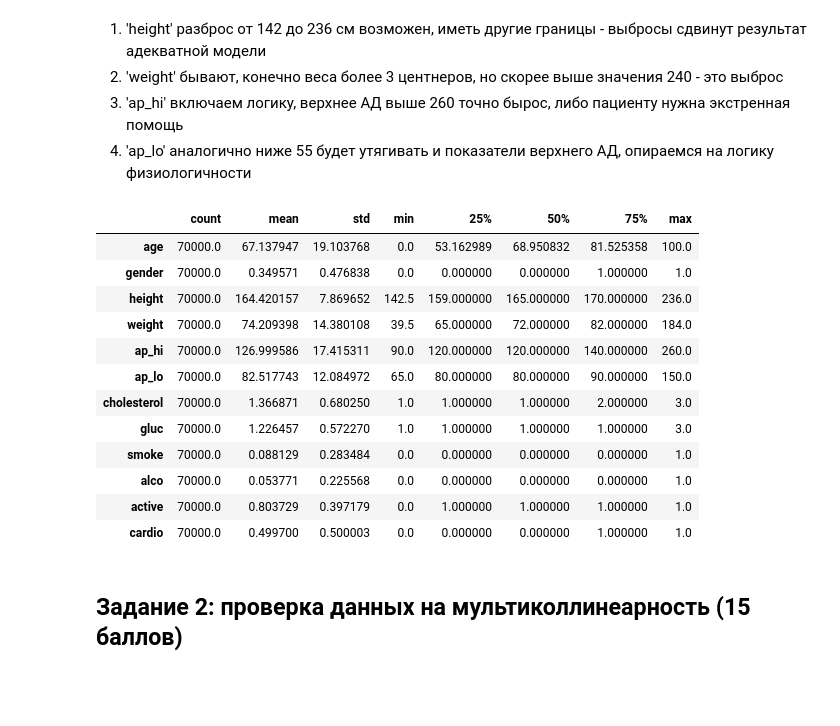
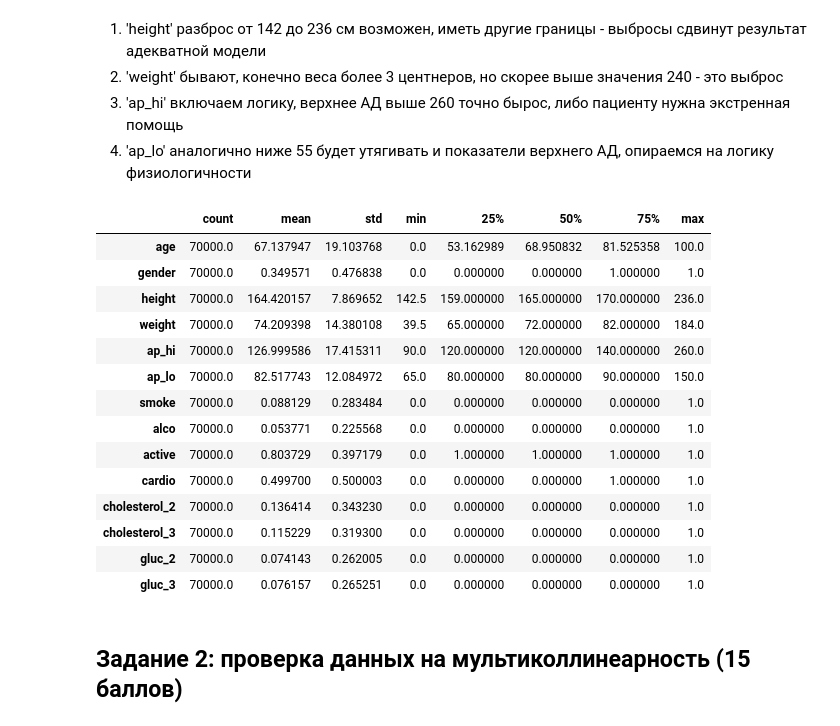
Before and after one commit to ruzhov1992/MathforSF, a Jupyter notebook: SF_project.ipynb, the cells around one changed output. Cells and saved outputs as stored; diff of their text form; code cells hidden in the pictures; blank space fills up the shorter version.

```diff
--- a/SF_project.ipynb
+++ b/SF_project.ipynb
@@ -199,26 +199,46 @@ df_pre[col_pre] = df_pre[col_pre].apply(replace_outliers)
 2. 'weight' бывают, конечно веса более 3 центнеров, но скорее выше значения 240 - это выброс
 3. 'ap_hi' включаем логику, верхнее АД выше 260 точно бырос, либо пациенту нужна экстренная помощь
 4. 'ap_lo' аналогично ниже 55 будет утягивать и показатели верхнего АД, опираемся на логику физиологичности
+# %%
+## перевод категориальные переменные в тип Object
+# задаем вручную список категориальных переменных
+cat_list = ([
+  'cholesterol',
+  'gluc'
+  ])
+
+# циклом переводим в тип object
+for elem in cat_list:
+  df_pre[elem] = df_pre[elem].astype(object)
+# %%
+df_mod = pd.get_dummies(
+    df_pre,
+    columns=cat_list,
+    dtype='int',
+    drop_first=True
+)
 # %%
-df_mod = pd.get_dummies(df_pre, columns= ['cholesterol', 'gluc'], drop_first = True) # drop_first чтобы столбцы не исчезли
+#df_mod = pd.get_dummies(df_pre, columns= ['cholesterol', 'gluc'], drop_first = True) # drop_first чтобы столбцы не исчезли
 # %%
 #df_final = pd.concat([df_pre, df_mod], axis = 1)
 # %%
-df_pre.describe().transpose()
+df_mod.describe().transpose()
 # %% [output]
 |  | count | mean | std | min | 25% | 50% | 75% | max |
 | age | 70000.0 | 67.137947 | 19.103768 | 0.0 | 53.162989 | 68.950832 | 81.525358 | 100.0 |
 | gender | 70000.0 | 0.349571 | 0.476838 | 0.0 | 0.000000 | 0.000000 | 1.000000 | 1.0 |
 | height | 70000.0 | 164.420157 | 7.869652 | 142.5 | 159.000000 | 165.000000 | 170.000000 | 236.0 |
 | weight | 70000.0 | 74.209398 | 14.380108 | 39.5 | 65.000000 | 72.000000 | 82.000000 | 184.0 |
 | ap_hi | 70000.0 | 126.999586 | 17.415311 | 90.0 | 120.000000 | 120.000000 | 140.000000 | 260.0 |
 | ap_lo | 70000.0 | 82.517743 | 12.084972 | 65.0 | 80.000000 | 80.000000 | 90.000000 | 150.0 |
-| cholesterol | 70000.0 | 1.366871 | 0.680250 | 1.0 | 1.000000 | 1.000000 | 2.000000 | 3.0 |
-| gluc | 70000.0 | 1.226457 | 0.572270 | 1.0 | 1.000000 | 1.000000 | 1.000000 | 3.0 |
 | smoke | 70000.0 | 0.088129 | 0.283484 | 0.0 | 0.000000 | 0.000000 | 0.000000 | 1.0 |
 | alco | 70000.0 | 0.053771 | 0.225568 | 0.0 | 0.000000 | 0.000000 | 0.000000 | 1.0 |
 | active | 70000.0 | 0.803729 | 0.397179 | 0.0 | 1.000000 | 1.000000 | 1.000000 | 1.0 |
 | cardio | 70000.0 | 0.499700 | 0.500003 | 0.0 | 0.000000 | 0.000000 | 1.000000 | 1.0 |
+| cholesterol_2 | 70000.0 | 0.136414 | 0.343230 | 0.0 | 0.000000 | 0.000000 | 0.000000 | 1.0 |
+| cholesterol_3 | 70000.0 | 0.115229 | 0.319300 | 0.0 | 0.000000 | 0.000000 | 0.000000 | 1.0 |
+| gluc_2 | 70000.0 | 0.074143 | 0.262005 | 0.0 | 0.000000 | 0.000000 | 0.000000 | 1.0 |
+| gluc_3 | 70000.0 | 0.076157 | 0.265251 | 0.0 | 0.000000 | 0.000000 | 0.000000 | 1.0 |
 # %%
 # ваш комментарий
 # %% [markdown]
```
